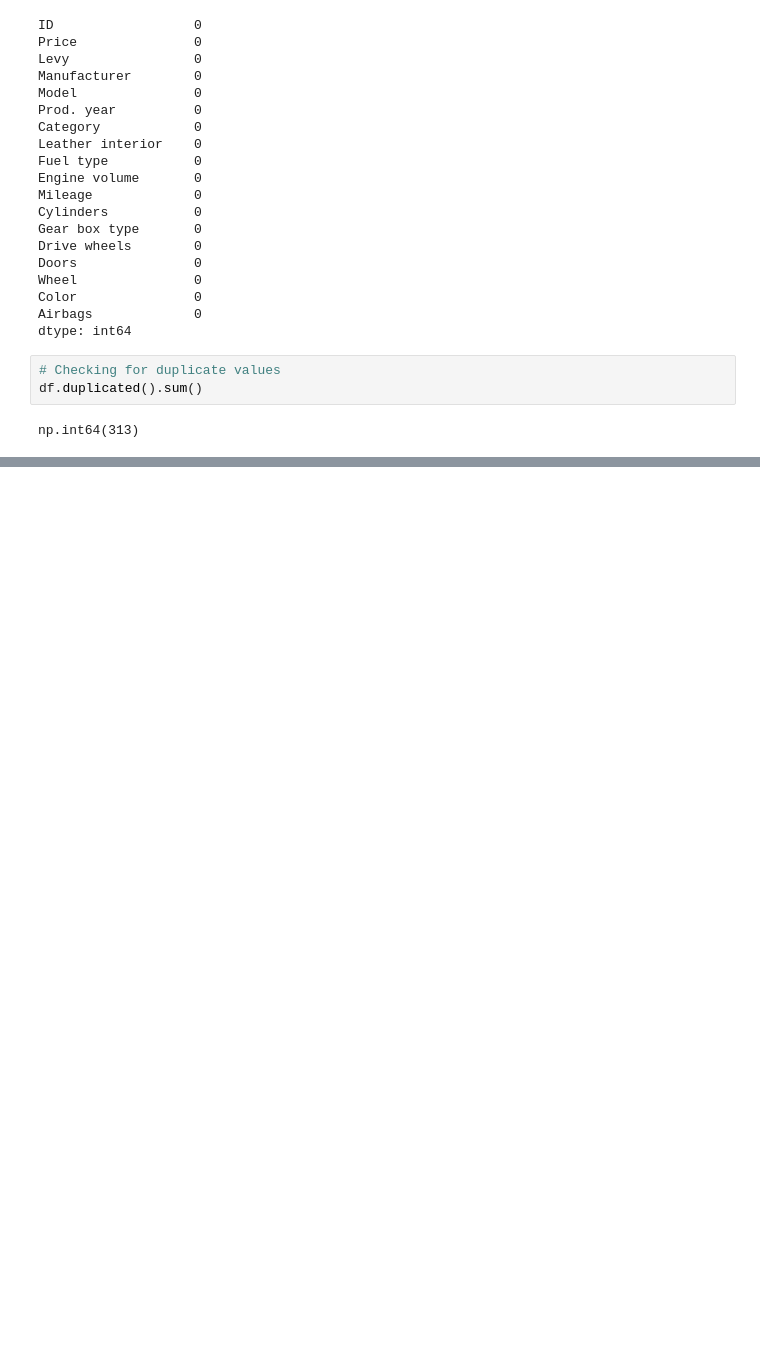
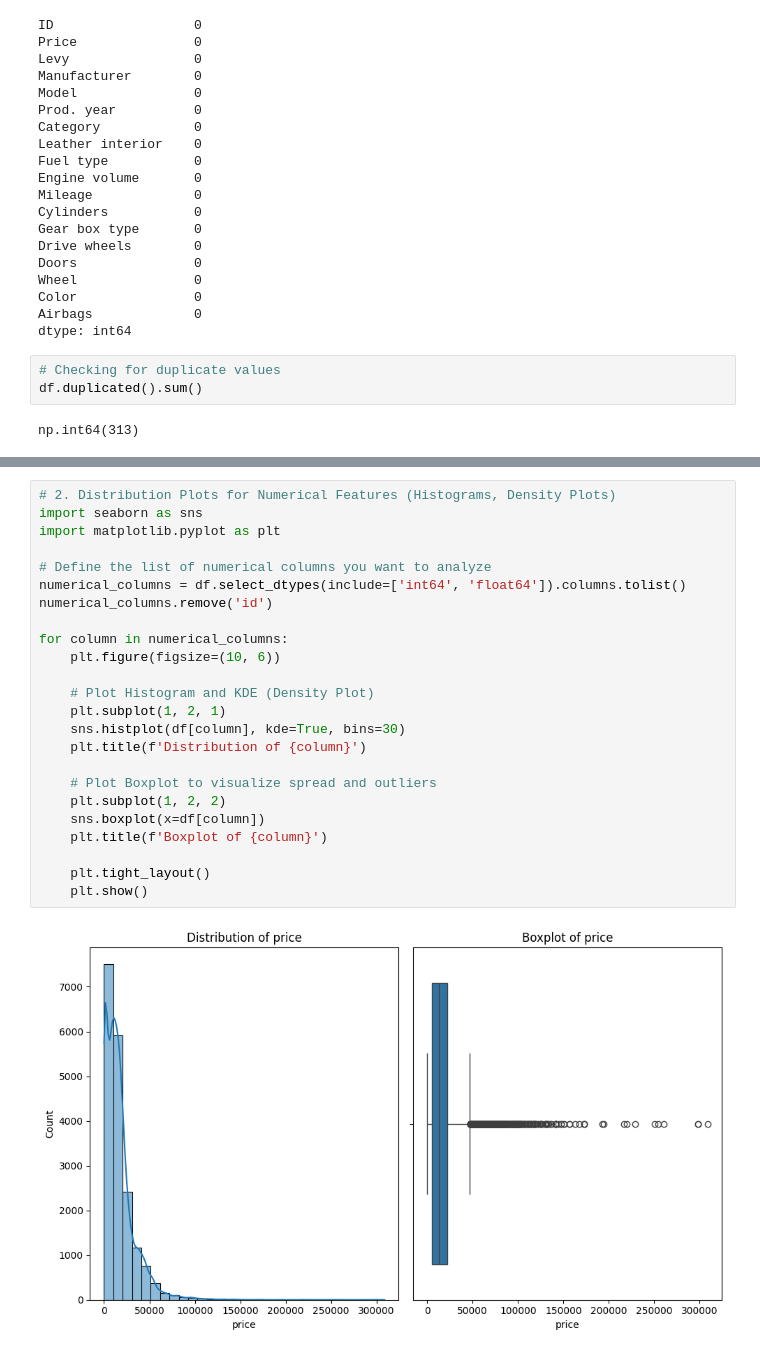
Before and after one commit to SushantManglekar/car-price-prediction-system, a Jupyter notebook: notebooks/data_preprocessing/eda.ipynb, the cells around one changed output, grey strips where cells are left out. Drawn from its saved outputs; the diff is of its cells as text; blank space fills up the shorter version.

```diff
--- a/notebooks/data_preprocessing/eda.ipynb
+++ b/notebooks/data_preprocessing/eda.ipynb
@@ -148,0 +550,26 @@ Based on the above observations we will clean the data and prepare it for the an
+# %%
+# 2. Distribution Plots for Numerical Features (Histograms, Density Plots)
+import seaborn as sns
+import matplotlib.pyplot as plt
+
+# Define the list of numerical columns you want to analyze
+numerical_columns = df.select_dtypes(include=['int64', 'float64']).columns.tolist()
+numerical_columns.remove('id')
+
+for column in numerical_columns:
+    plt.figure(figsize=(10, 6))
+
+    # Plot Histogram and KDE (Density Plot)
+    plt.subplot(1, 2, 1)
+    sns.histplot(df[column], kde=True, bins=30)
+    plt.title(f'Distribution of {column}')
+
+    # Plot Boxplot to visualize spread and outliers
+    plt.subplot(1, 2, 2)
+    sns.boxplot(x=df[column])
+    plt.title(f'Boxplot of {column}')
+
+    plt.tight_layout()
+    plt.show()
+# %% [output]
+[figure, added]
```
Also changed, not shown: parts of 46 cells of this notebook, 2 other files.
